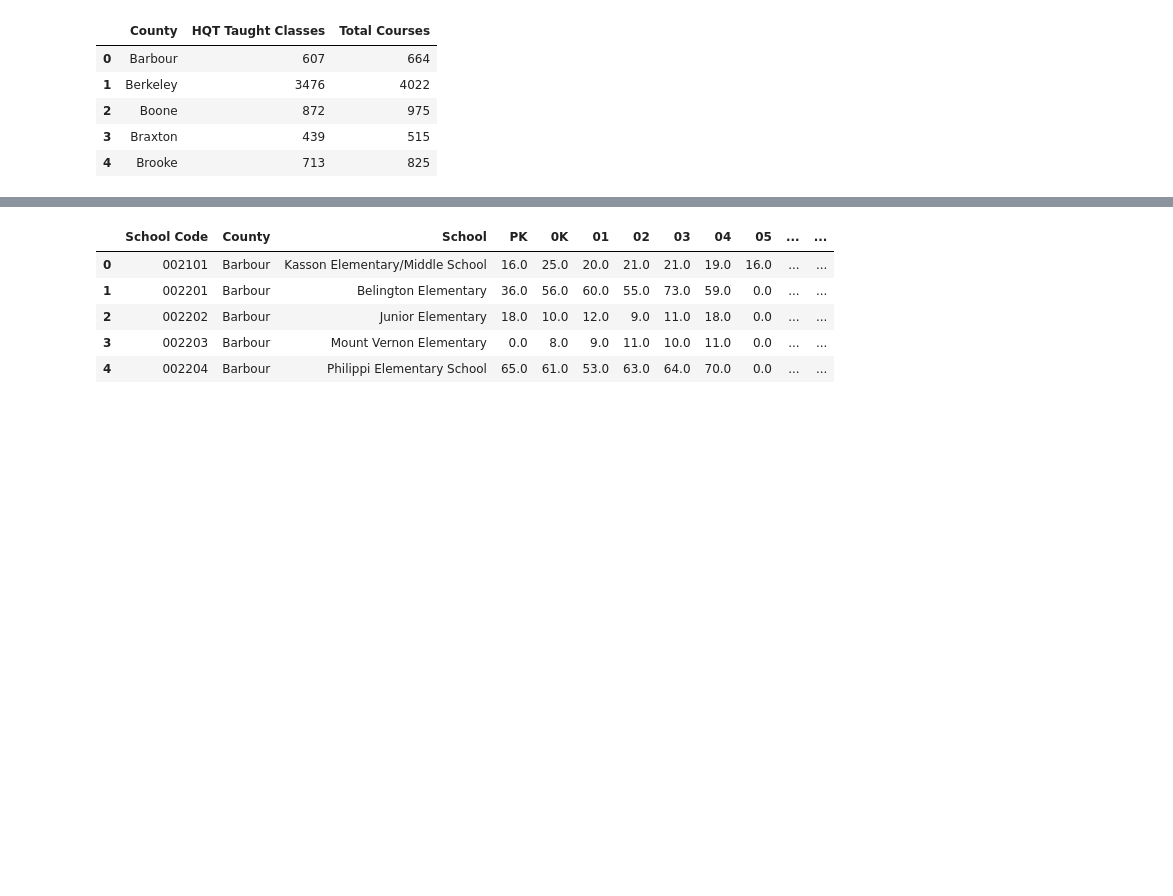
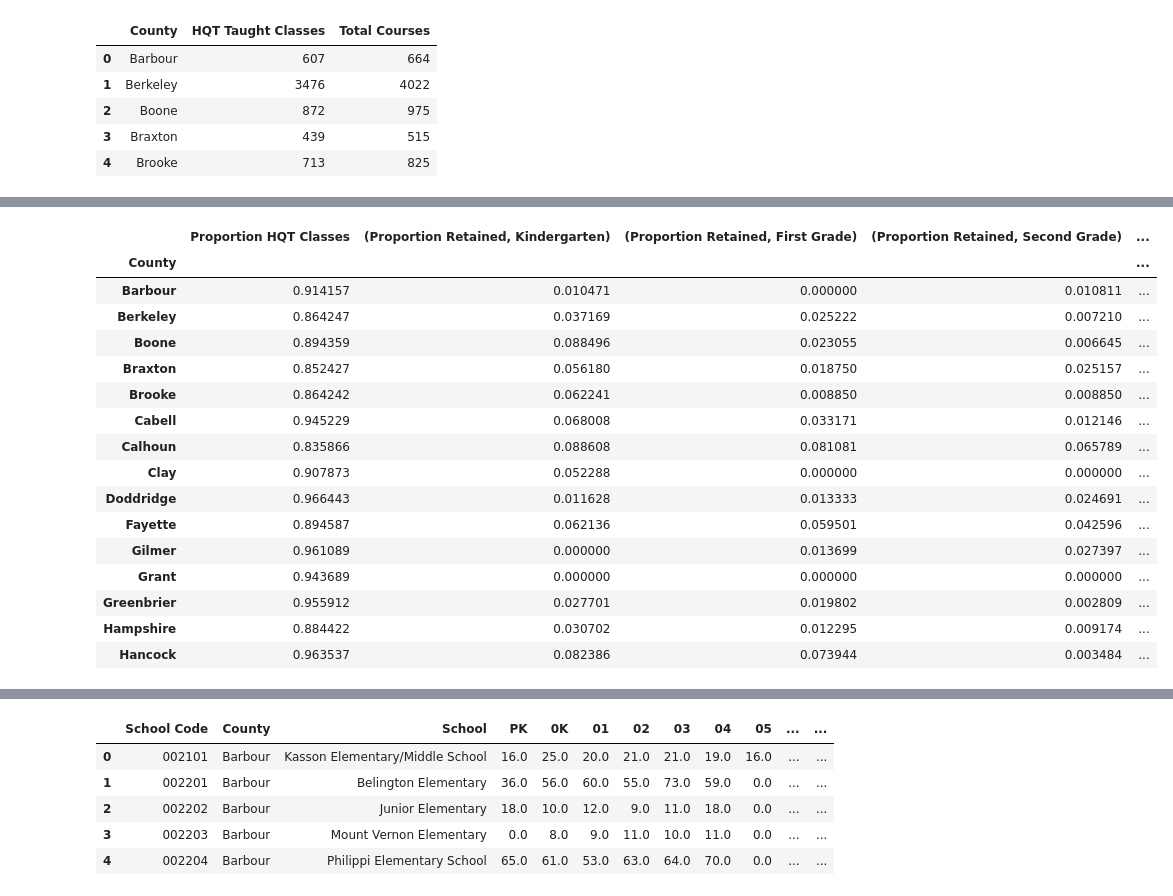
Before and after one commit to mkuehn10/springboard-data-science, a Jupyter notebook: capstone/data-wrangling/process-data-files.ipynb, the cells around one changed output, grey strips where cells are left out. Drawn from its saved outputs; the diff is of its cells as text; code cells hidden in the pictures; blank space fills up the shorter version.

Commit message:
create some merged dataframes

```diff
--- a/capstone/data-wrangling/process-data-files.ipynb
+++ b/capstone/data-wrangling/process-data-files.ipynb
@@ -158,0 +168,6 @@ qual_teacher_tidy_df.to_csv('../data/qual_teacher_tidy.csv')
+# %%
+prom_retention_tidy_df['Total'] = prom_retention_tidy_df[['County',
+                                                          'Grade Level',
+                                                          'Students']].groupby(['County',
+                                                                                'Grade Level']).transform('sum')
+prom_retention_tidy_df.head()
@@ -158,0 +181,14 @@ qual_teacher_tidy_df.to_csv('../data/qual_teacher_tidy.csv')
+# %%
+#prom_retention_tidy_df.loc[prom_retention_tidy_df.Type == 'Promotion']['Proportion Promoted'] = prom_retention_tidy_df.Students / prom_retention_tidy_df.Total
+prom_df = prom_retention_tidy_df[prom_retention_tidy_df.Type == 'Promotion'].copy()
+prom_df['Proportion Promoted'] = prom_df.Students / prom_df.Total
+prom_df.drop(columns = ['Type', 'Students', 'Total'])
+
+retention_df = prom_retention_tidy_df.loc[prom_retention_tidy_df.Type == 'Retention', :].copy()
+retention_df['Proportion Retained'] = retention_df.Students / retention_df.Total
+retention_pivot = retention_df.drop(columns = ['Type', 'Students', 'Total']).pivot_table(index = 'County', columns = 'Grade Level')
+# %%
+county_data_df = retention_pivot.merge(transportation_df, left_index = True, right_index = True)
+#transportation_df.head()
+#df1.loc[:, [('Proportion Retained', 'Kindergarten')]]
+county_data_df.head()
@@ -158,0 +203,25 @@ qual_teacher_tidy_df.to_csv('../data/qual_teacher_tidy.csv')
+# %%
+qual_teacher_df['Proportion HQT Classes'] = qual_teacher_df['HQT Taught Classes'] / qual_teacher_df['Total Courses']
+df2 = qual_teacher_df.drop(columns = ['HQT Taught Classes', 'Total Courses'])
+df2 = df2.set_index('County')
+county_data_df = df2.merge(county_data_df, left_index = True, right_index = True)
+# %%
+county_data_df.head(15)
+# %% [output]
+|  | Proportion HQT Classes | (Proportion Retained, Kindergarten) | (Proportion Retained, First Grade) | (Proportion Retained, Second Grade) | ... |
+| County |  |  |  |  | ... |
+| Barbour | 0.914157 | 0.010471 | 0.000000 | 0.010811 | ... |
+| Berkeley | 0.864247 | 0.037169 | 0.025222 | 0.007210 | ... |
+| Boone | 0.894359 | 0.088496 | 0.023055 | 0.006645 | ... |
+| Braxton | 0.852427 | 0.056180 | 0.018750 | 0.025157 | ... |
+| Brooke | 0.864242 | 0.062241 | 0.008850 | 0.008850 | ... |
+| Cabell | 0.945229 | 0.068008 | 0.033171 | 0.012146 | ... |
+| Calhoun | 0.835866 | 0.088608 | 0.081081 | 0.065789 | ... |
+| Clay | 0.907873 | 0.052288 | 0.000000 | 0.000000 | ... |
+| Doddridge | 0.966443 | 0.011628 | 0.013333 | 0.024691 | ... |
+| Fayette | 0.894587 | 0.062136 | 0.059501 | 0.042596 | ... |
+| Gilmer | 0.961089 | 0.000000 | 0.013699 | 0.027397 | ... |
+| Grant | 0.943689 | 0.000000 | 0.000000 | 0.000000 | ... |
+| Greenbrier | 0.955912 | 0.027701 | 0.019802 | 0.002809 | ... |
+| Hampshire | 0.884422 | 0.030702 | 0.012295 | 0.009174 | ... |
+| Hancock | 0.963537 | 0.082386 | 0.073944 | 0.003484 | ... |
```
Also changed, not shown: parts of 9 cells of this notebook, 7 other files.
